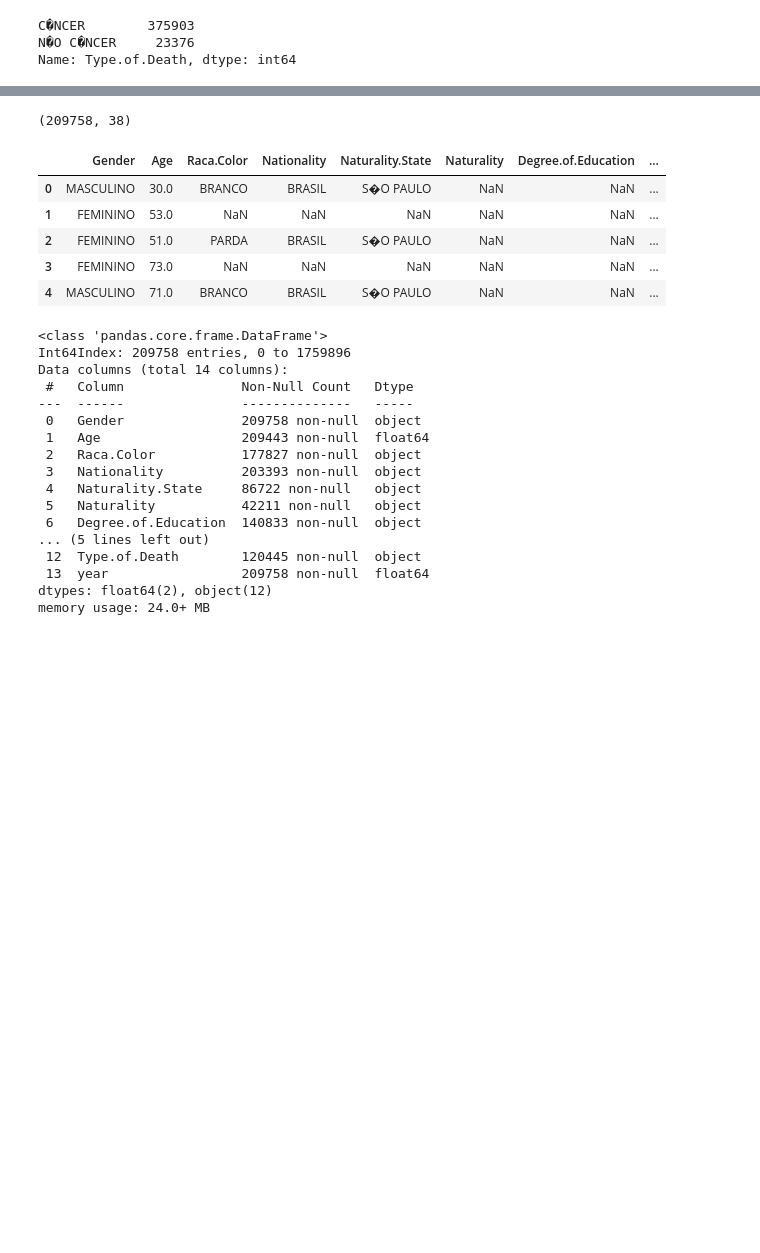
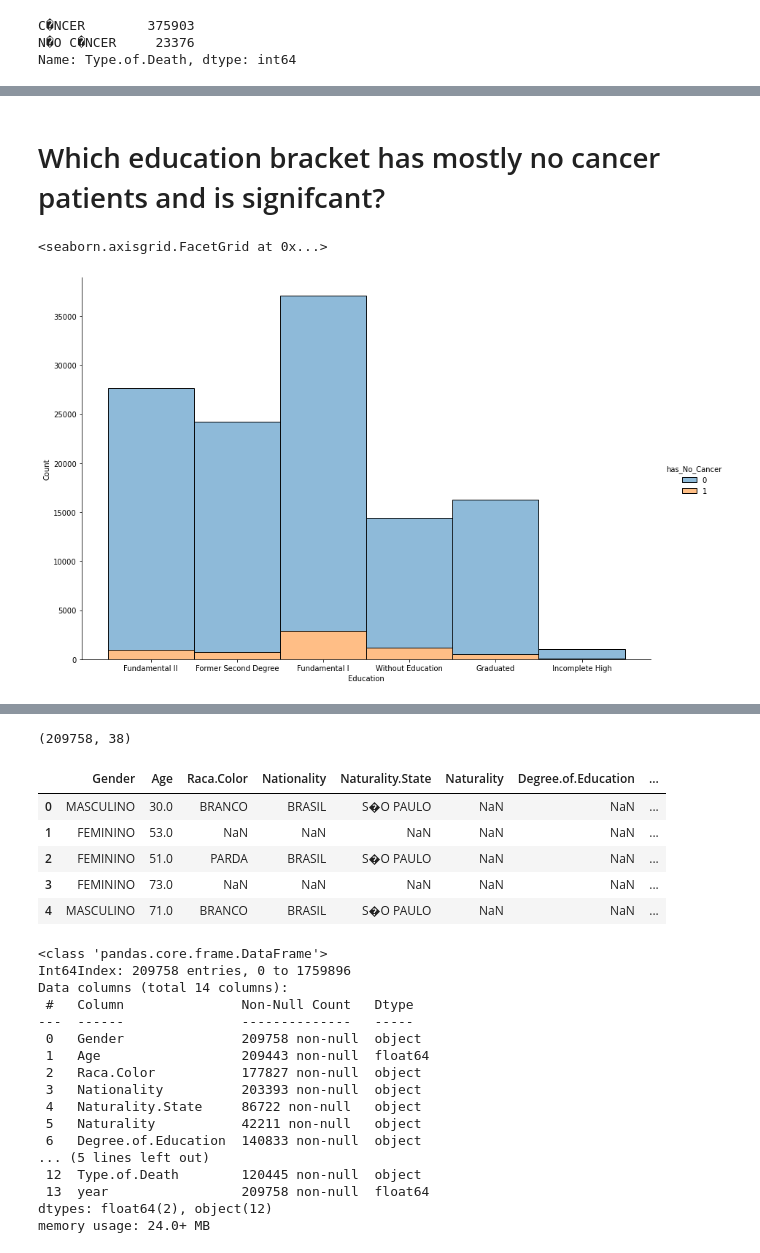
Before and after one commit to PGuajardo/Cancer-Brazil-Project, a Jupyter notebook: Brazil_Cancer_data.ipynb, the cells around one changed output, grey strips where cells are left out. Drawn from its saved outputs; the diff is of its cells as text; code cells hidden in the pictures; blank space fills up the shorter version.

```diff
--- a/Brazil_Cancer_data.ipynb
+++ b/Brazil_Cancer_data.ipynb
@@ -133,0 +334,8 @@ Name: Type.of.Death, dtype: int64
+# %% [markdown]
+# Which education bracket has mostly no cancer patients and is signifcant?
+# %%
+sns.displot(x = 'Education', data = train, hue = 'has_No_Cancer', alpha = 0.5, multiple = 'stack',
+            height=8, aspect=12/8)
+# %% [output]
+<seaborn.axisgrid.FacetGrid at 0x...>
+[figure, added]
```
Also changed, not shown: parts of 112 cells of this notebook, 1 other file.
